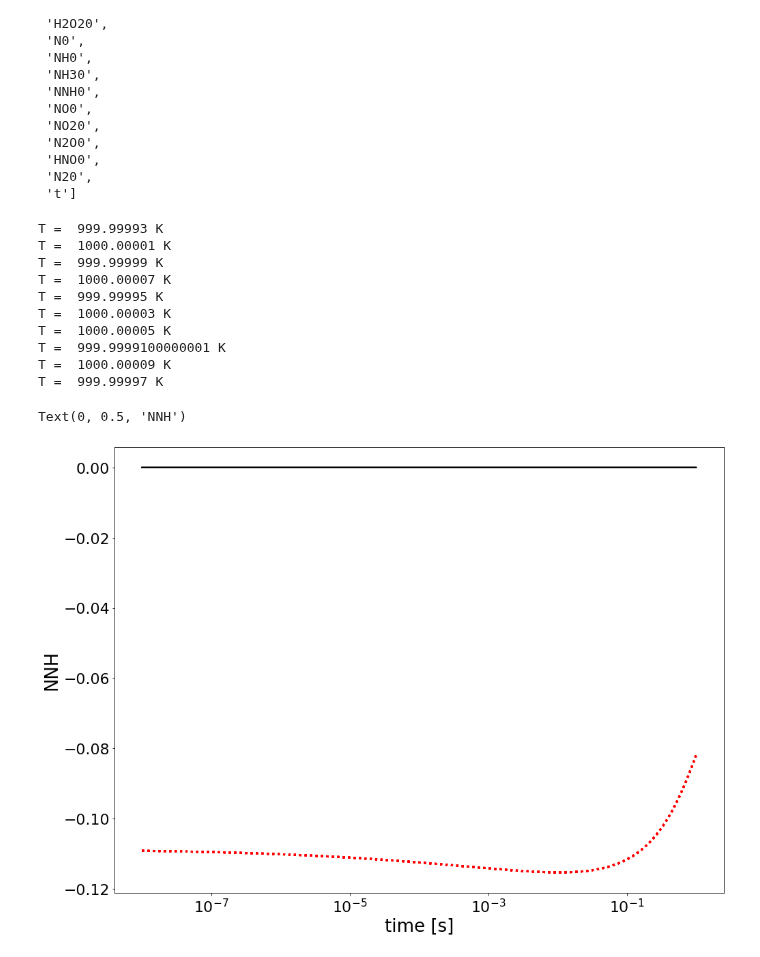
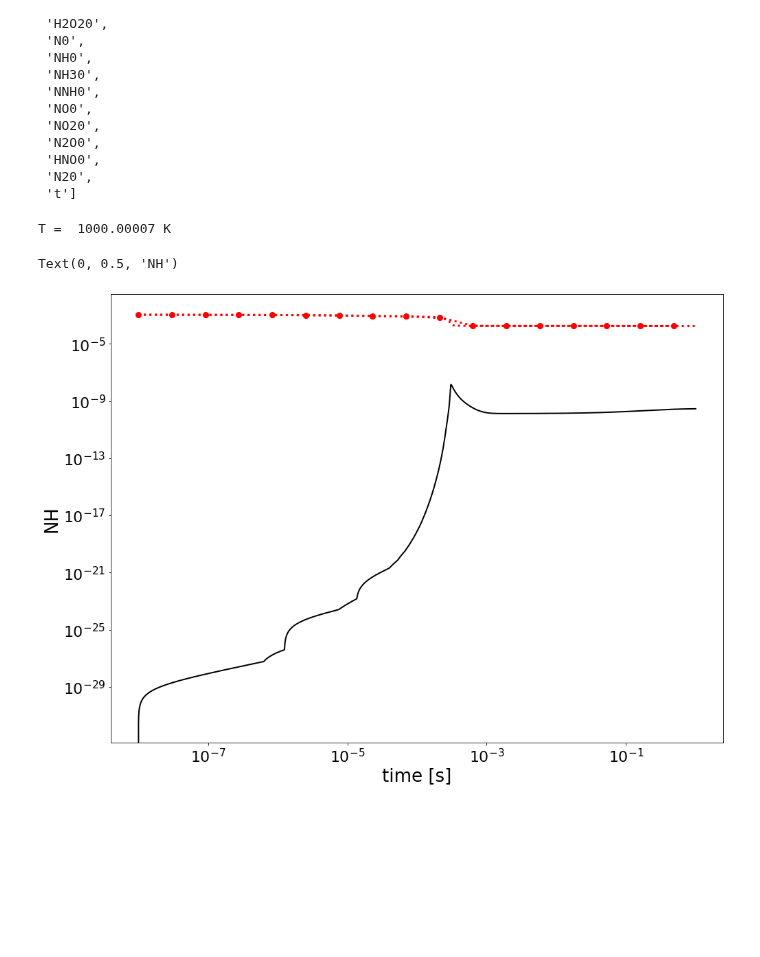
Before and after one commit to simoneventuri/ROMNet_, a Jupyter notebook: scripts/postprocessing/0DReactor/DeepONet/Predict_DeepONet_Species.ipynb, the cells around one changed output. Drawn from its saved outputs; the diff is of its cells as text; code cells hidden in the pictures; blank space fills up the shorter version.

```diff
--- a/scripts/postprocessing/0DReactor/DeepONet/Predict_DeepONet_Species.ipynb
+++ b/scripts/postprocessing/0DReactor/DeepONet/Predict_DeepONet_Species.ipynb
@@ -25,7 +25,7 @@ ROMNetFldr    = WORKSPACE_PATH + '/ROMNet/romnet/'
 OutputDir     = WORKSPACE_PATH+'/ROMNet/Data/0DReact_Isobaric_1Cond/'
 TestDir       = WORKSPACE_PATH+'/ROMNet/Data/0DReact_Isobaric_1Cond/'
 
-PathToRunFld  = WORKSPACE_PATH + '/ROMNet/0DReact_Isobaric_1Cond/DeepONet/Deterministic/Run_24/'
+PathToRunFld  = WORKSPACE_PATH + '/ROMNet/0DReact_Isobaric_1Cond/DeepONet/Deterministic/Run_33/'
 #PathToRunFld  = WORKSPACE_PATH + '/ROMNet/0DReact_10Cases/DeepONet/MCDropOut/Run_1/'
 #PathToRunFld  = WORKSPACE_PATH + '/ROMNet/0DReact_10Cases/DeepONet/BayesByBackprop/Run_1/'
 
@@ -161,7 +165,7 @@ InputVars
  'N20',
  't']
 # %%
-VarOI    = 'NNH'
+VarOI    = 'NH'
 
 
 iVar     = Vars.index(VarOI)
@@ -172,49 +176,75 @@ ax  = []
 fig = plt.figure(figsize=(16,12))
 ax.append(plt.axes())
 
-for iTest in CasesVec:
+for iTest in [0]:#CasesVec:
     Nts              = SimIdxs[iTest,1]-SimIdxs[iTest,0]
     P0Vec            = np.ones(Nts, dtype=np.float64)*ICVecs[iTest,0]
     EqRatio0Vec      = np.ones(Nts, dtype=np.float64)*ICVecs[iTest,1]
     T0Vec            = np.ones(Nts, dtype=np.float64)*ICVecs[iTest,2]
 
 
     #####################################################################################################
     FileName     = DirDir + '/Orig/'+DirName+'/ext/y.csv.'+str(iTest+1)
     Data         = pd.read_csv(FileName, header=0)
     tVec         = Data.to_numpy()[:,0]
     tVec[tVec == 0.] = FixedMinVal
     y_Data       = Data[Vars].to_numpy()
     print('T = ', Data['T'].to_numpy()[0], 'K')
 
+    ax[0].plot(tVec, y_Data[:,iVar],  '-k',  label='From ODE', lw=2)
+    #####################################################################################################
+
+
+    #####################################################################################################
     Data0            = pd.DataFrame([y_Data[1,:]], columns=Vars0)
     Data0            = Data0.loc[Data0.index.repeat(Nts)]
     Data0.columns    = Vars0
     Data0['T0']      = T0Vec
     Data0['t']       = tVec
     Data0.reset_index(drop=True, inplace=True)
 
+    y_Pred           = model.predict(Data0[InputVars])
 
-    ax[0].plot(tVec, y_Data[:,iVar],  '-k',  label='From ODE', lw=2)
+    ax[0].plot(tVec, y_Pred[:,iVar], 'r:', label='DeepONet', lw=3)
+    #####################################################################################################
 
 
+    #####################################################################################################
+    Data0            = pd.DataFrame([y_Data[1,:]], columns=Vars0)
+    Data0            = Data0.loc[Data0.index.repeat(Nts)]
+    Data0.columns    = Vars0
+    Data0.reset_index(drop=True, inplace=True)
 
-    y_Pred  = model.predict(Data0[InputVars])
-    ax[0].plot(tVec, y_Pred[:,iVar], 'r:', label='DeepONet', lw=3)
+#     Idxs          = range(1,len(tVec),500)
+#     tLoop         = tVec[Idxs]
+#     NLoop         = len(tLoop)
+#     yMatLoop      = np.zeros((NLoop,len(Vars)))
+#     InputPredLoop = np.concatenate([Data0.loc[0].to_numpy()[np.newaxis,...], (tLoop[0])[np.newaxis,np.newaxis]], axis=1)
+#     yMatLoop[0,:] = model.predict(InputPredLoop)
+#     for it, tLoop_ in enumerate(tLoop[1:]):
+#         InputPredLoop    = np.concatenate([y_Data[Idxs[it],:][np.newaxis,...], (tLoop[it+1]-tLoop[it])[np.newaxis,np.newaxis]], axis=1)
+#         yMatLoop[it+1,:] = model.predict(InputPredLoop)
+
+    Idxs          = range(1,len(tVec),300)
+    tLoop         = tVec[Idxs]
+    NLoop         = len(tLoop)
+    yMatLoop      = np.zeros((NLoop,len(Vars)))
+    InputPredLoop = np.concatenate([Data0.loc[0].to_numpy()[np.newaxis,...], (tLoop[0]-tVec[0])[np.newaxis,np.newaxis]], axis=1)
+    for it in range(NLoop-1):
+        #print('Deltat = ', tLoop[it+1]-tLoop[it])
+        yMatLoop[it,:]  = model.predict(InputPredLoop)
+        InputPredLoop   = np.concatenate([yMatLoop[it,:][np.newaxis,...], (tLoop[it+1]-tLoop[it])[np.newaxis,np.newaxis]], axis=1)
+    yMatLoop[NLoop-1,:] = model.predict(InputPredLoop)
+
+    ax[0].plot(tLoop, yMatLoop[:,iVar], 'or:', label='DeepONet', lw=3)
+    #####################################################################################################
+
 
 ax[0].set_xscale('log')
+ax[0].set_yscale('log')
 ax[0].set_xlabel('time [s]')
 ax[0].set_ylabel(VarOI)
 # %% [output]
-T =  999.99993 K
-T =  1000.00001 K
-T =  999.99999 K
 T =  1000.00007 K
-T =  999.99995 K
-T =  1000.00003 K
-T =  1000.00005 K
-T =  999.9999100000001 K
-T =  1000.00009 K
-T =  999.99997 K
-Text(0, 0.5, 'NNH')
+Text(0, 0.5, 'NH')
-[figure, old version]
+[figure, new version]
```
Also changed, not shown: parts of 19 cells of this notebook, 14 other files.
